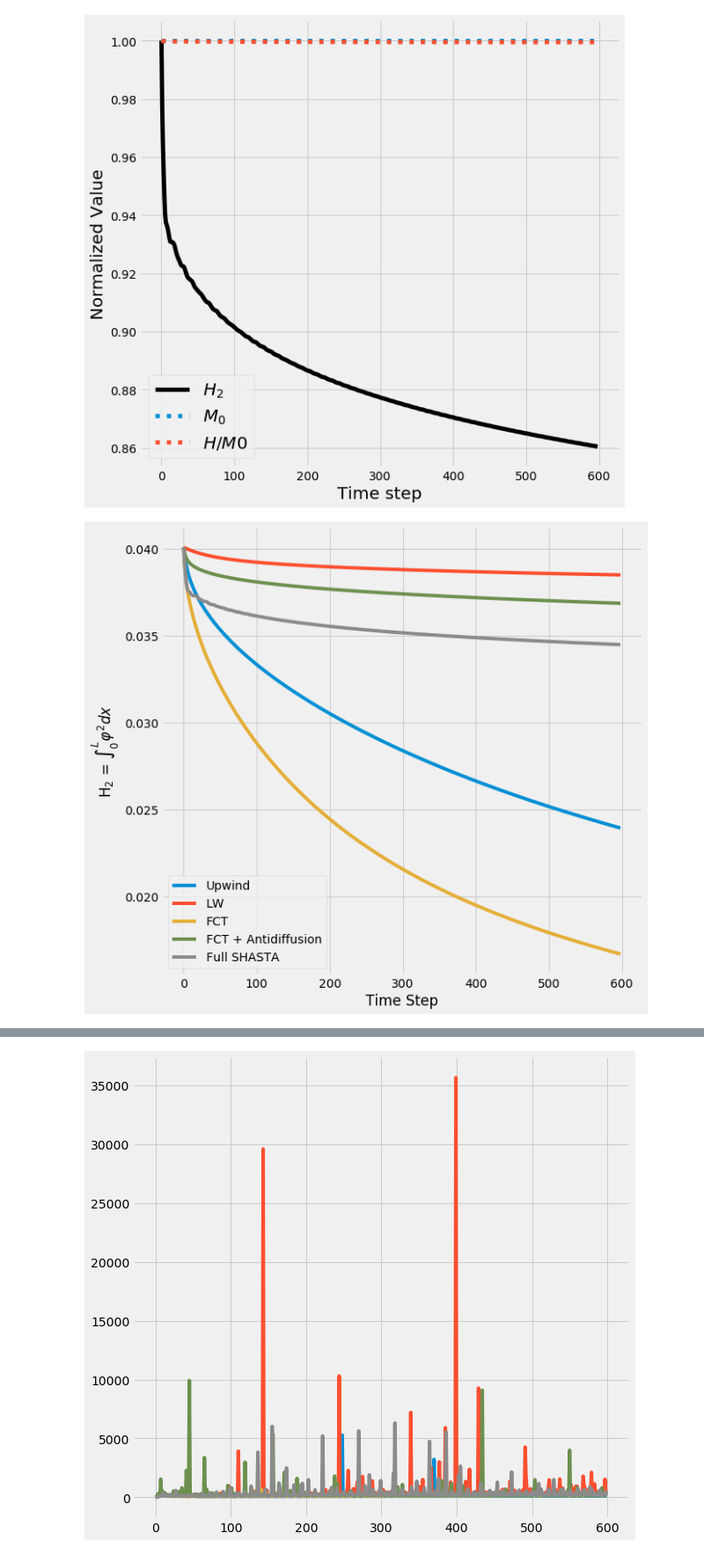
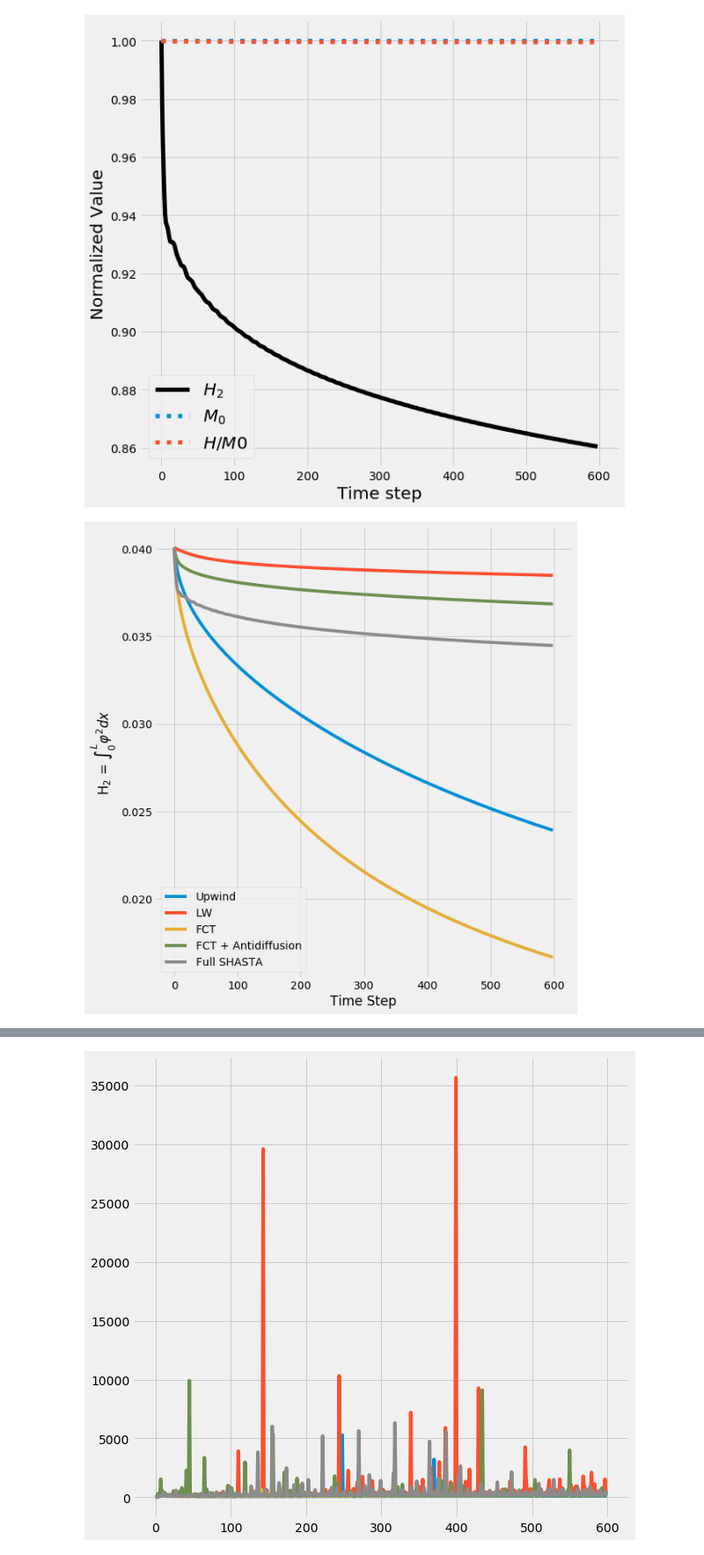
Before and after one commit to ianhi/courses, a Jupyter notebook: AC274/HW/HW_3/HW_3.ipynb, the cells around one changed output, grey strips where cells are left out. Shown: that part at 88% size. Drawn from its saved outputs; the diff is of its cells as text; code cells hidden in the pictures.

```diff
--- a/AC274/HW/HW_3/HW_3.ipynb
+++ b/AC274/HW/HW_3/HW_3.ipynb
@@ -423,15 +423,17 @@ diag_out_FCT_SHASTA = diag(x,f_shasta,_savename_ = _SAVEDIR_+"LaxWen_constU_diag
 # %%
 plt.plot(diag_out_upwind[0],diag_out_upwind[3], label = 'Upwind')
 plt.plot(diag_out_LW[0],diag_out_LW[3], label = 'LW')
 plt.plot(diag_out_FCT[0],diag_out_FCT[3], label = "FCT")
 plt.plot(diag_out_FCT_adif[0],diag_out_FCT_adif[3],label="FCT + Antidiffusion")
 plt.plot(diag_out_FCT_SHASTA[0],diag_out_FCT_SHASTA[3],label="Full SHASTA")
 plt.legend()
 plt.xlabel('Time Step')
 plt.ylabel(r'H$_2$ = $\int^L_0 \varphi^2 dx$ ')
+plt.tight_layout()
+
 plt.savefig(_SAVEDIR_+"constU_compareH.png")
 # %% [output]
-[figure, old version]
+[figure, new version]
 # %%
 plt.plot(x,f_upwind[-1], label='Upwind')
 plt.plot(x,f_LW[-1], label = 'Lax - Wendroff')
```
Also changed, not shown: parts of 2 cells of this notebook, 5 other files.
